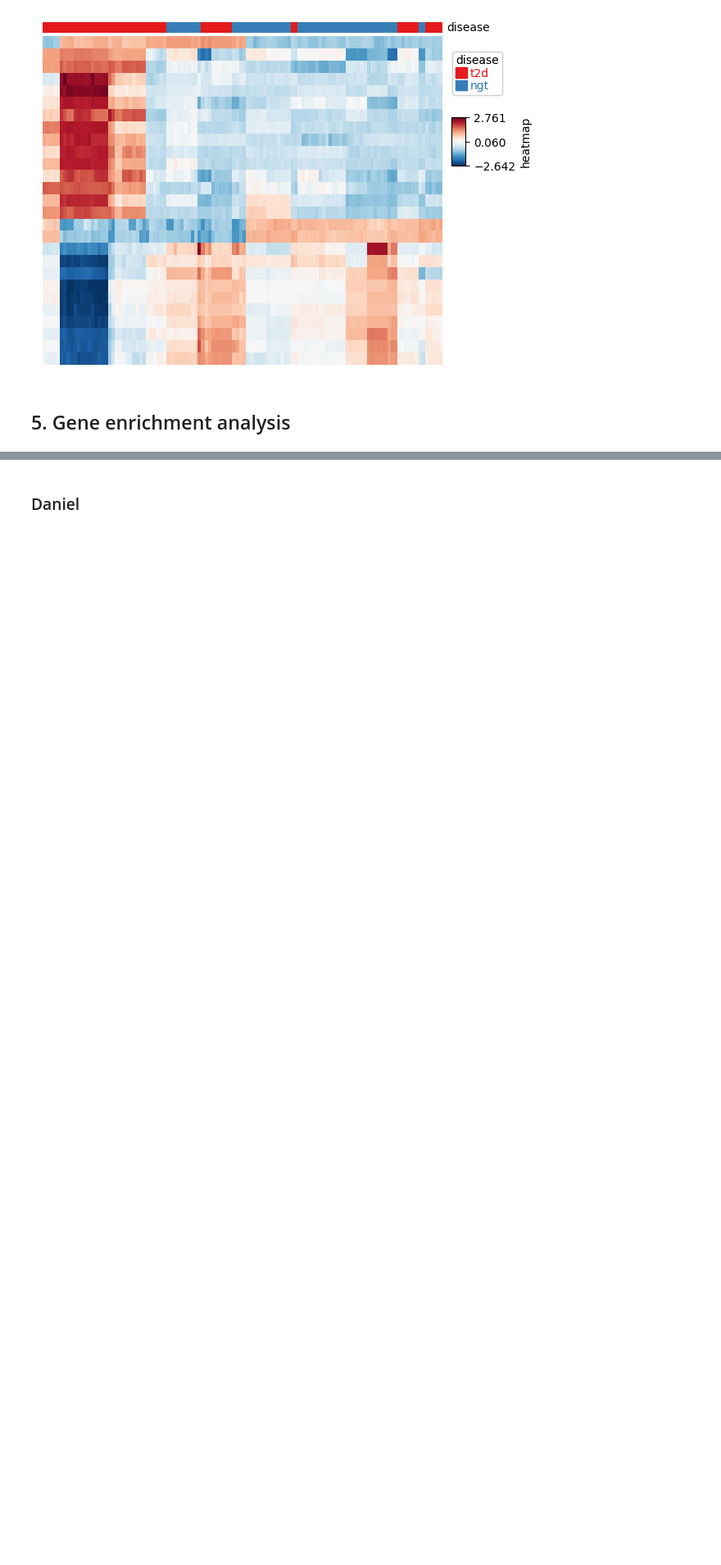
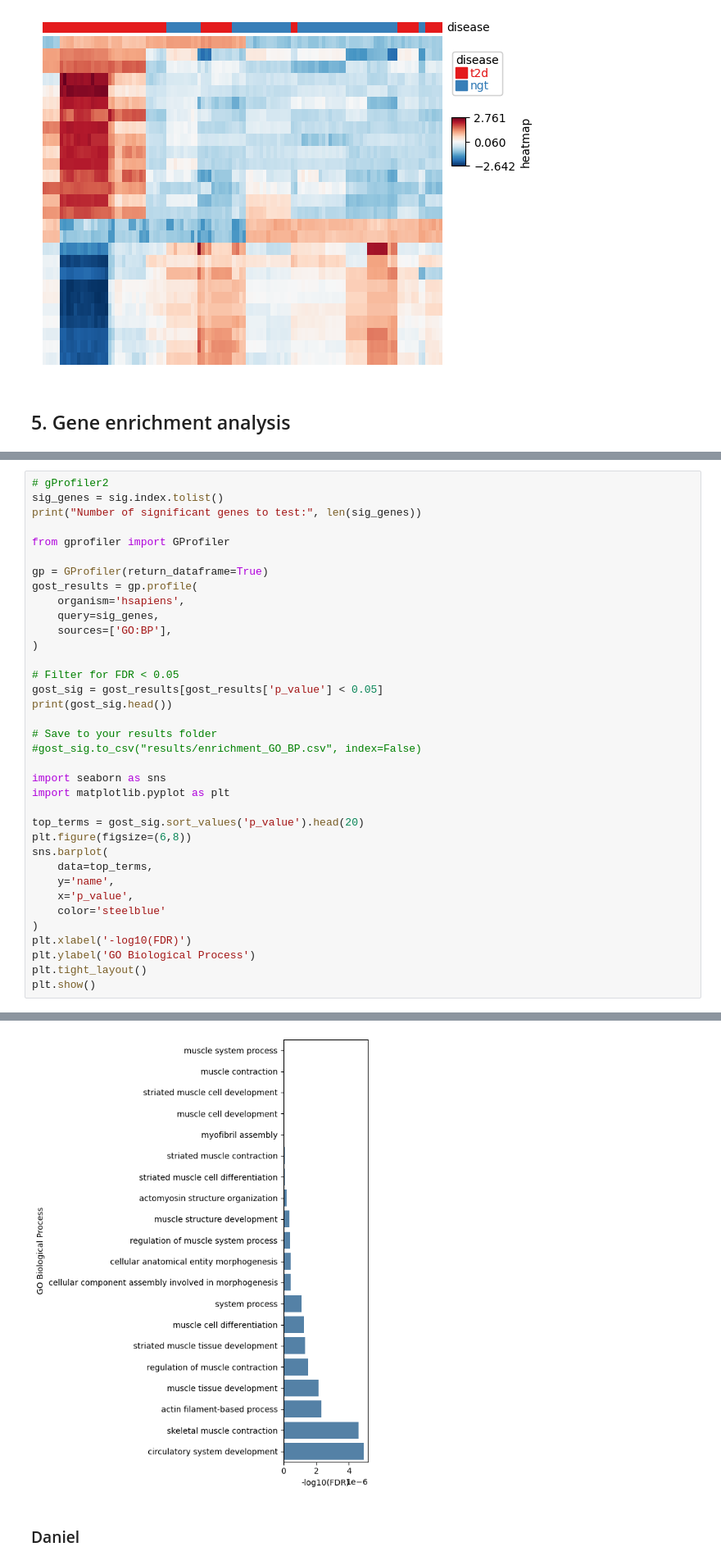
Before and after one commit to danielgeorge922/cgs4144_project, a Jupyter notebook: 02_data_exploration.ipynb, the cells around one changed output, grey strips where cells are left out. Shown: that part at 82% size. Cells and saved outputs as stored; diff of their text form; blank space fills up the shorter version.

Commit message:
Add gene enrichment analysis for Sean, add data folder and update gitignore

```diff
--- a/02_data_exploration.ipynb
+++ b/02_data_exploration.ipynb
@@ -252,0 +265,37 @@ Estimated legend width: 19.051388888888887 mm
+# %%
+# gProfiler2
+sig_genes = sig.index.tolist()
+print("Number of significant genes to test:", len(sig_genes))
+
+from gprofiler import GProfiler
+
+gp = GProfiler(return_dataframe=True)
+gost_results = gp.profile(
+    organism='hsapiens',
+    query=sig_genes,
+    sources=['GO:BP'],
+)
+
+# Filter for FDR < 0.05
+gost_sig = gost_results[gost_results['p_value'] < 0.05]
+print(gost_sig.head())
+
+# Save to your results folder
+#gost_sig.to_csv("results/enrichment_GO_BP.csv", index=False)
+
+import seaborn as sns
+import matplotlib.pyplot as plt
+
+top_terms = gost_sig.sort_values('p_value').head(20)
+plt.figure(figsize=(6,8))
+sns.barplot(
+    data=top_terms,
+    y='name',
+    x='p_value',
+    color='steelblue'
+)
+plt.xlabel('-log10(FDR)')
+plt.ylabel('GO Biological Process')
+plt.tight_layout()
+plt.show()
+# %% [output]
@@ -253,3 +319,4 @@ Estimated legend width: 19.051388888888887 mm
+[figure, added]
 # %% [markdown]
 ### Daniel
 # %% [markdown]
```
Also changed, not shown: parts of 3 cells of this notebook, 7 other files.
